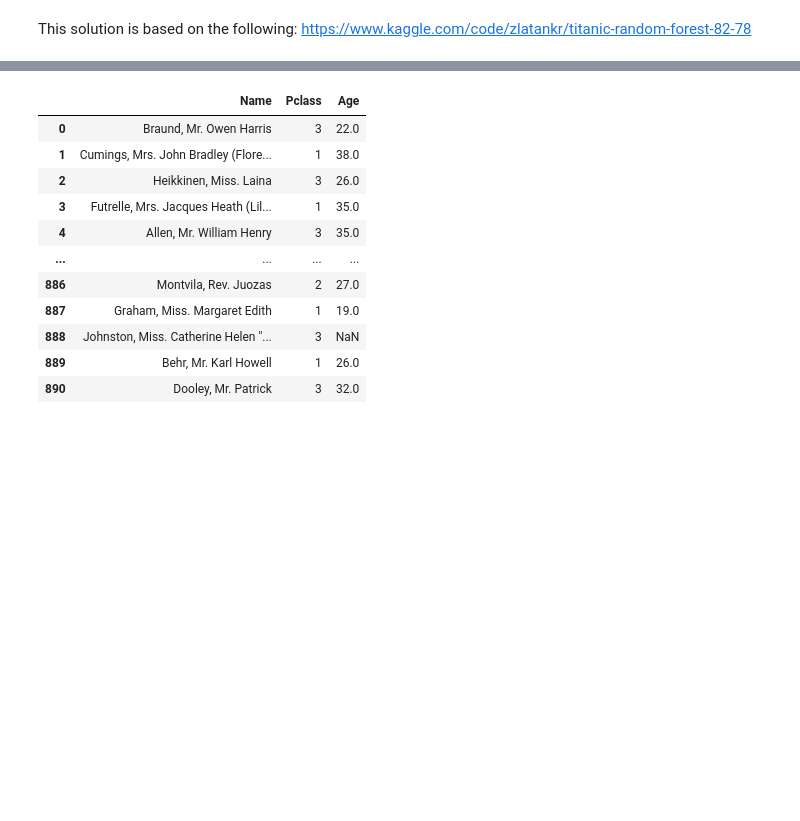
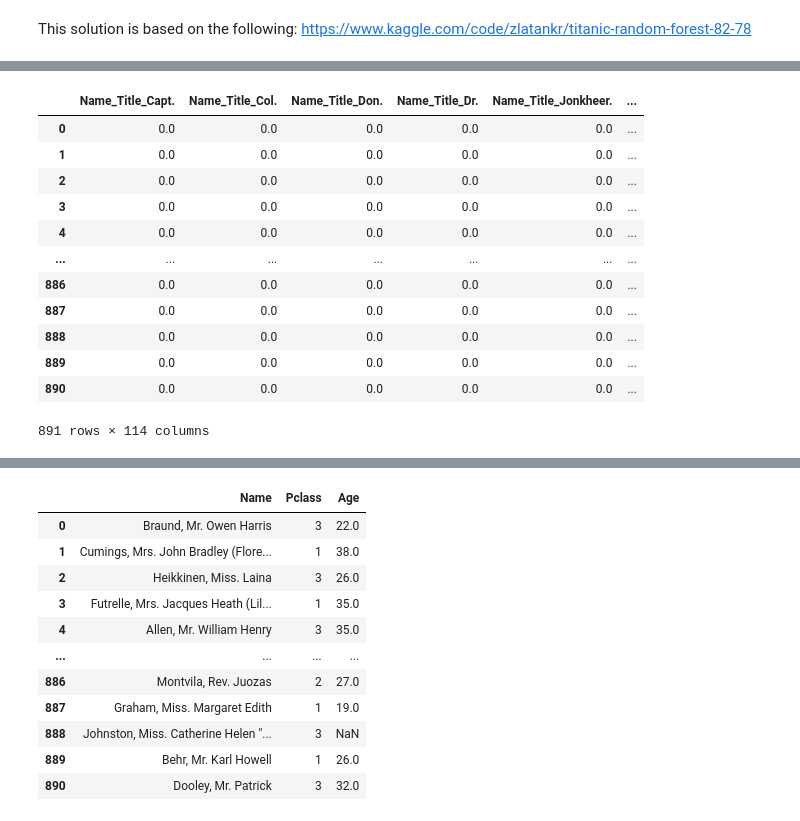
Before and after one commit to diegommezp28/yet-another-titanic-project, a Jupyter notebook: notebooks/model.ipynb, the cells around one changed output, grey strips where cells are left out. Cells and saved outputs as stored; diff of their text form; code cells hidden in the pictures; blank space fills up the shorter version.

```diff
--- a/notebooks/model.ipynb
+++ b/notebooks/model.ipynb
@@ -12,0 +44,16 @@ test = pd.read_csv(os.path.join('..', 'data','titanic',  'test.csv'))
+# %%
+pd.DataFrame.from_records(new_cols_train, columns=enc.get_feature_names(['Name_Title', 'Age']))
+# %% [output]
+|  | Name_Title_Capt. | Name_Title_Col. | Name_Title_Don. | Name_Title_Dr. | Name_Title_Jonkheer. | ... |
+| 0 | 0.0 | 0.0 | 0.0 | 0.0 | 0.0 | ... |
+| 1 | 0.0 | 0.0 | 0.0 | 0.0 | 0.0 | ... |
+| 2 | 0.0 | 0.0 | 0.0 | 0.0 | 0.0 | ... |
+| 3 | 0.0 | 0.0 | 0.0 | 0.0 | 0.0 | ... |
+| 4 | 0.0 | 0.0 | 0.0 | 0.0 | 0.0 | ... |
+| ... | ... | ... | ... | ... | ... | ... |
+| 886 | 0.0 | 0.0 | 0.0 | 0.0 | 0.0 | ... |
+| 887 | 0.0 | 0.0 | 0.0 | 0.0 | 0.0 | ... |
+| 888 | 0.0 | 0.0 | 0.0 | 0.0 | 0.0 | ... |
+| 889 | 0.0 | 0.0 | 0.0 | 0.0 | 0.0 | ... |
+| 890 | 0.0 | 0.0 | 0.0 | 0.0 | 0.0 | ... |
+891 rows × 114 columns
```
Also changed, not shown: parts of 7 cells of this notebook.
